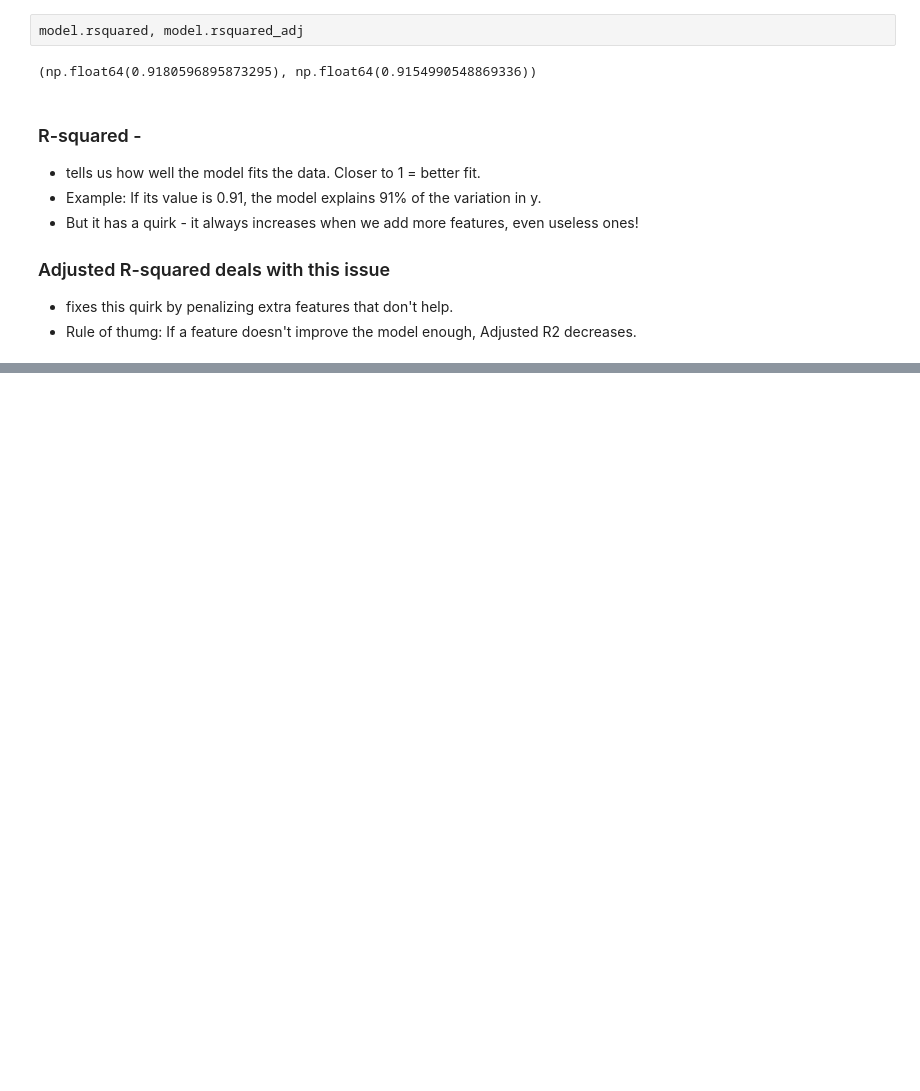
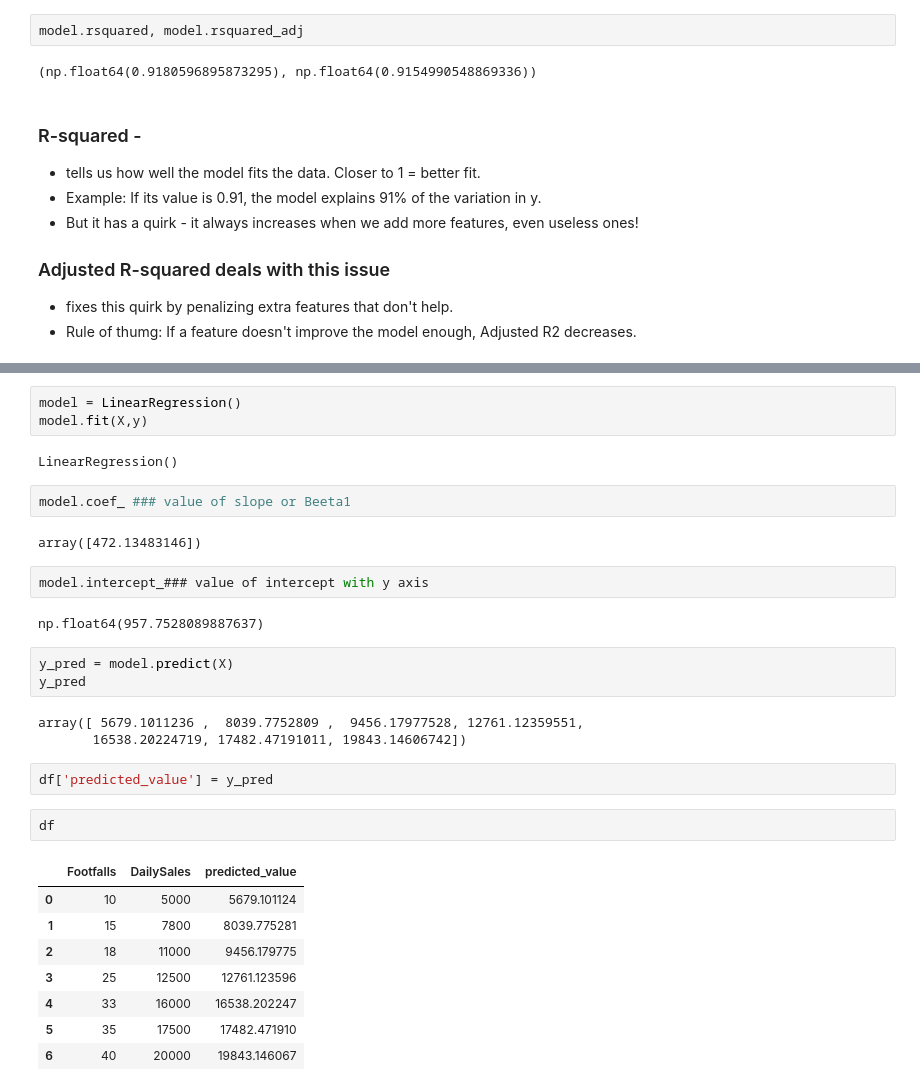
Before and after one commit to AmeyPhutane123/LearningDataScience, a Jupyter notebook: Data Science/LearningNotebooksbyAmey/1_LinearRegressionModel.ipynb, the cells around one changed output, grey strips where cells are left out. Cells and saved outputs as stored; diff of their text form; blank space fills up the shorter version.

```diff
--- a/Data Science/LearningNotebooksbyAmey/1_LinearRegressionModel.ipynb
+++ b/Data Science/LearningNotebooksbyAmey/1_LinearRegressionModel.ipynb
@@ -184,0 +257,32 @@ model.rsquared, model.rsquared_adj
+# %%
+model = LinearRegression()
+model.fit(X,y)
+# %% [output]
+LinearRegression()
+# %%
+model.coef_ ### value of slope or Beeta1
+# %% [output]
+array([472.13483146])
+# %%
+model.intercept_### value of intercept with y axis
+# %% [output]
+np.float64(957.7528089887637)
+# %%
+y_pred = model.predict(X)
+y_pred
+# %% [output]
+array([ 5679.1011236 ,  8039.7752809 ,  9456.17977528, 12761.12359551,
+       16538.20224719, 17482.47191011, 19843.14606742])
+# %%
+df['predicted_value'] = y_pred
+# %%
+df
+# %% [output]
+|  | Footfalls | DailySales | predicted_value |
+| 0 | 10 | 5000 | 5679.101124 |
+| 1 | 15 | 7800 | 8039.775281 |
+| 2 | 18 | 11000 | 9456.179775 |
+| 3 | 25 | 12500 | 12761.123596 |
+| 4 | 33 | 16000 | 16538.202247 |
+| 5 | 35 | 17500 | 17482.471910 |
+| 6 | 40 | 20000 | 19843.146067 |
```
Also changed, not shown: parts of 13 cells of this notebook, 1 other file.
